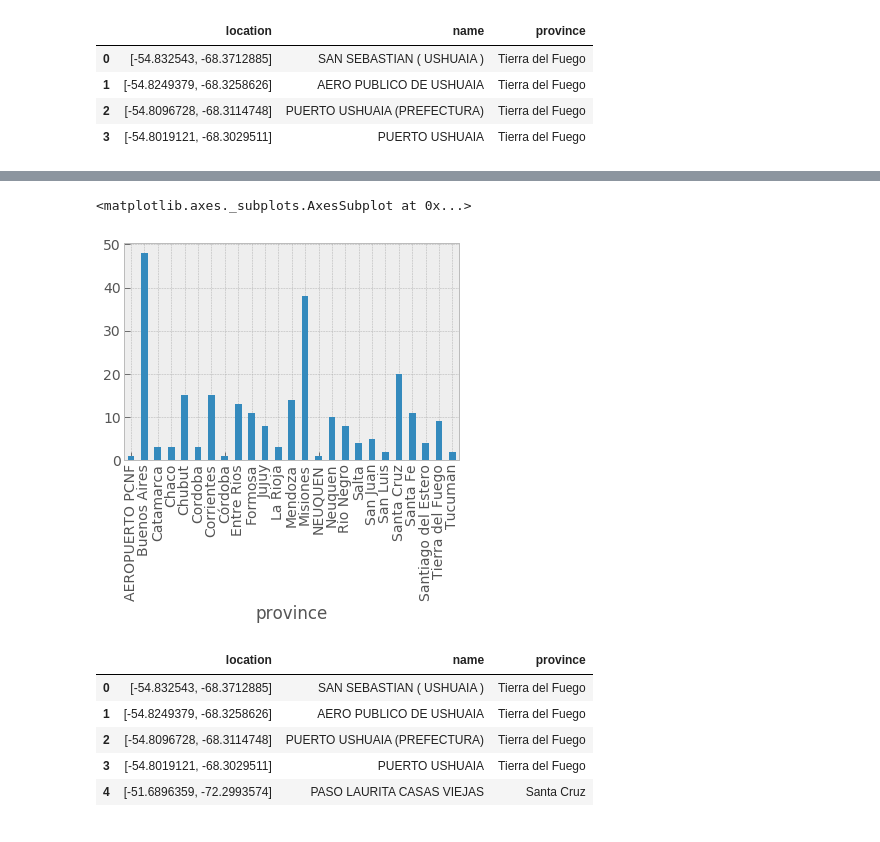
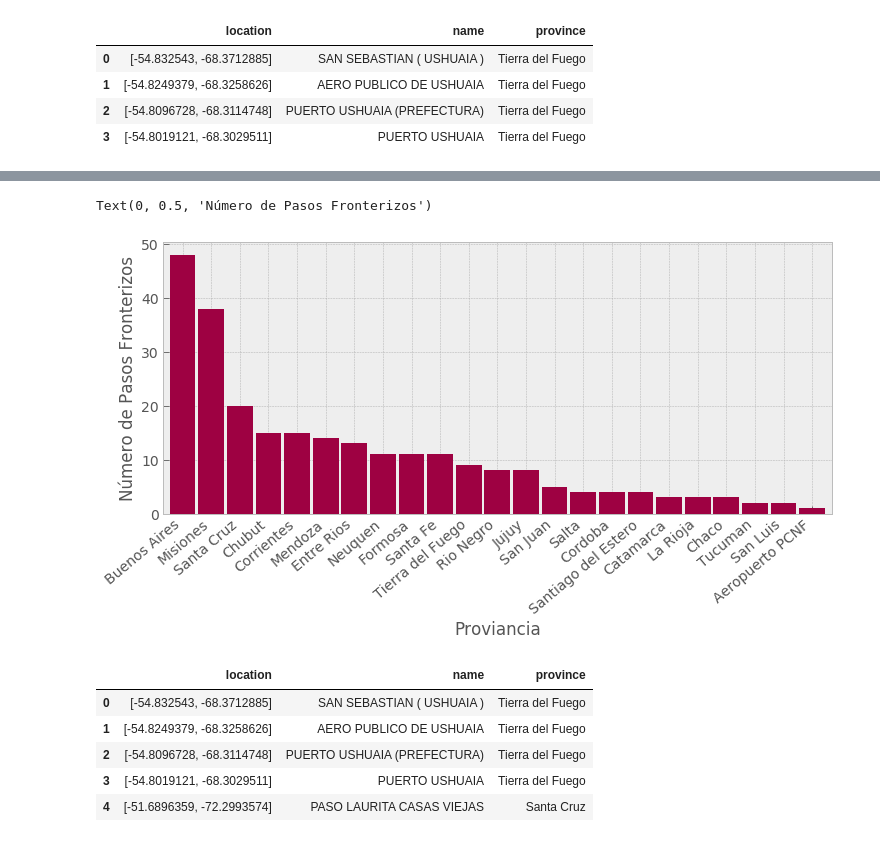
Before and after one commit to nair36/AnalisisYCuracion, a Jupyter notebook: AnalisisYCuracion_P1.ipynb, the cells around one changed output, grey strips where cells are left out. Cells and saved outputs as stored; diff of their text form; code cells hidden in the pictures.

```diff
--- a/AnalisisYCuracion_P1.ipynb
+++ b/AnalisisYCuracion_P1.ipynb
@@ -82,10 +93,16 @@ aeropuerto
 # %%
-pasosFronterizos.province=pasosFronterizos.province.str.replace(aeropuerto,'Aeropuerto PCNF')
+pasosFronterizos.province = pasosFronterizos.province.str.replace(aeropuerto,'Aeropuerto PCNF')
+pasosFronterizos.province = pasosFronterizos.province.str.replace('Córdoba','Cordoba')
+pasosFronterizos.province = pasosFronterizos.province.str.replace('NEUQUEN','Neuquen')
-# %%
-pasosFronterizos.groupby('province').province.count().plot(kind='bar')
-# %% [output]
-<matplotlib.axes._subplots.AxesSubplot at 0x...>
-[figure, removed]
+# %%
+plt.figure(figsize=(12,5))
+ax=pasosFronterizos.groupby('province').province.count().sort_values(ascending=False).plot(kind='bar',width=0.9,cmap=cmap)
+ax.set_xticklabels(ax.get_xticklabels(), rotation=40, ha="right")
+plt.xlabel('Proviancia')
+plt.ylabel('Número de Pasos Fronterizos')
+# %% [output]
+Text(0, 0.5, 'Número de Pasos Fronterizos')
+[figure, added]
 # %%
 pasosFronterizos.head()
 # %% [output]
```
Also changed, not shown: parts of 4 cells of this notebook.
